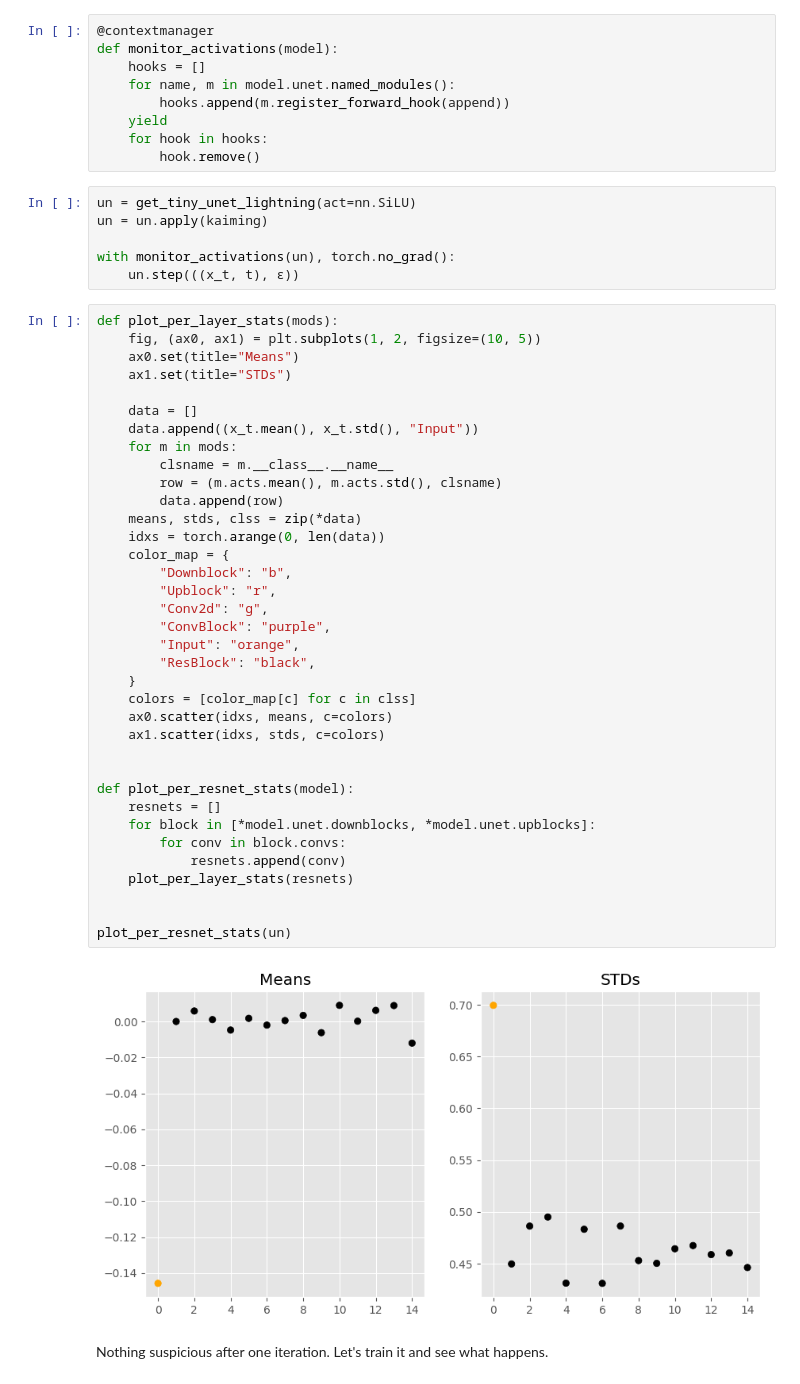
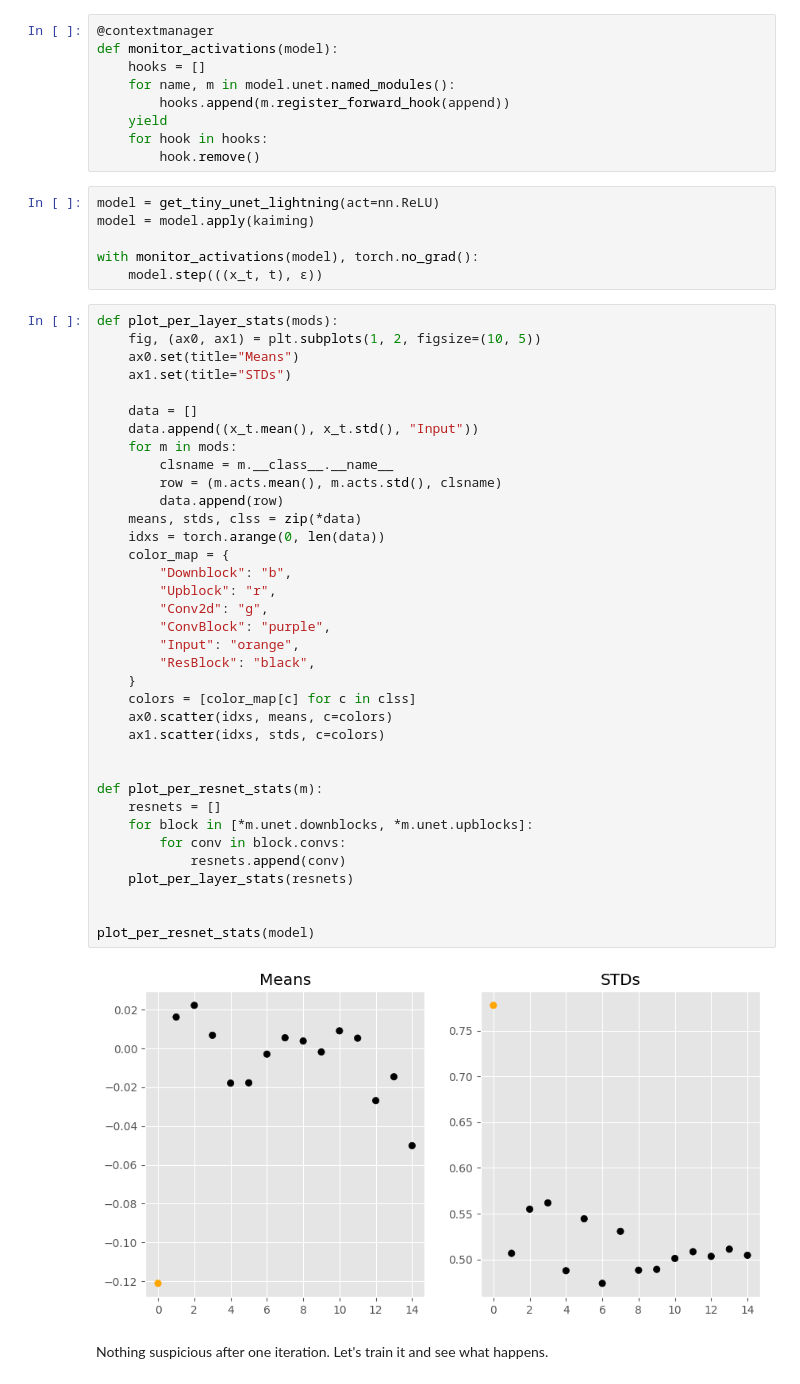
Before and after one commit to jeremyadamsfisher/slow_diffusion, a Jupyter notebook: nbs/06_initialization.ipynb, the cells around one changed output. Saved outputs shown, nothing was run; the diff lists cells and outputs as text.

```diff
--- a/nbs/06_initialization.ipynb
+++ b/nbs/06_initialization.ipynb
@@ -94,11 +96,11 @@ def monitor_activations(model):
     for hook in hooks:
         hook.remove()
 # %%
-un = get_tiny_unet_lightning(act=nn.SiLU)
-un = un.apply(kaiming)
+model = get_tiny_unet_lightning(act=nn.ReLU)
+model = model.apply(kaiming)
 
-with monitor_activations(un), torch.no_grad():
-    un.step(((x_t, t), ε))
+with monitor_activations(model), torch.no_grad():
+    model.step(((x_t, t), ε))
 # %%
 def plot_per_layer_stats(mods):
     fig, (ax0, ax1) = plt.subplots(1, 2, figsize=(10, 5))
@@ -106,37 +108,37 @@ def plot_per_layer_stats(mods):
     ax1.set(title="STDs")
 
     data = []
     data.append((x_t.mean(), x_t.std(), "Input"))
     for m in mods:
         clsname = m.__class__.__name__
         row = (m.acts.mean(), m.acts.std(), clsname)
         data.append(row)
     means, stds, clss = zip(*data)
     idxs = torch.arange(0, len(data))
     color_map = {
         "Downblock": "b",
         "Upblock": "r",
         "Conv2d": "g",
         "ConvBlock": "purple",
         "Input": "orange",
         "ResBlock": "black",
     }
     colors = [color_map[c] for c in clss]
     ax0.scatter(idxs, means, c=colors)
     ax1.scatter(idxs, stds, c=colors)
 
 
-def plot_per_resnet_stats(model):
+def plot_per_resnet_stats(m):
     resnets = []
-    for block in [*model.unet.downblocks, *model.unet.upblocks]:
+    for block in [*m.unet.downblocks, *m.unet.upblocks]:
         for conv in block.convs:
             resnets.append(conv)
     plot_per_layer_stats(resnets)
 
 
-plot_per_resnet_stats(un)
+plot_per_resnet_stats(model)
 # %% [output]
-[figure, old version]
+[figure, new version]
 # %% [markdown]
 Nothing suspicious after one iteration. Let's train it and see what happens.
 # %%
```
Also changed, not shown: parts of 20 cells of this notebook, 2 other files.
